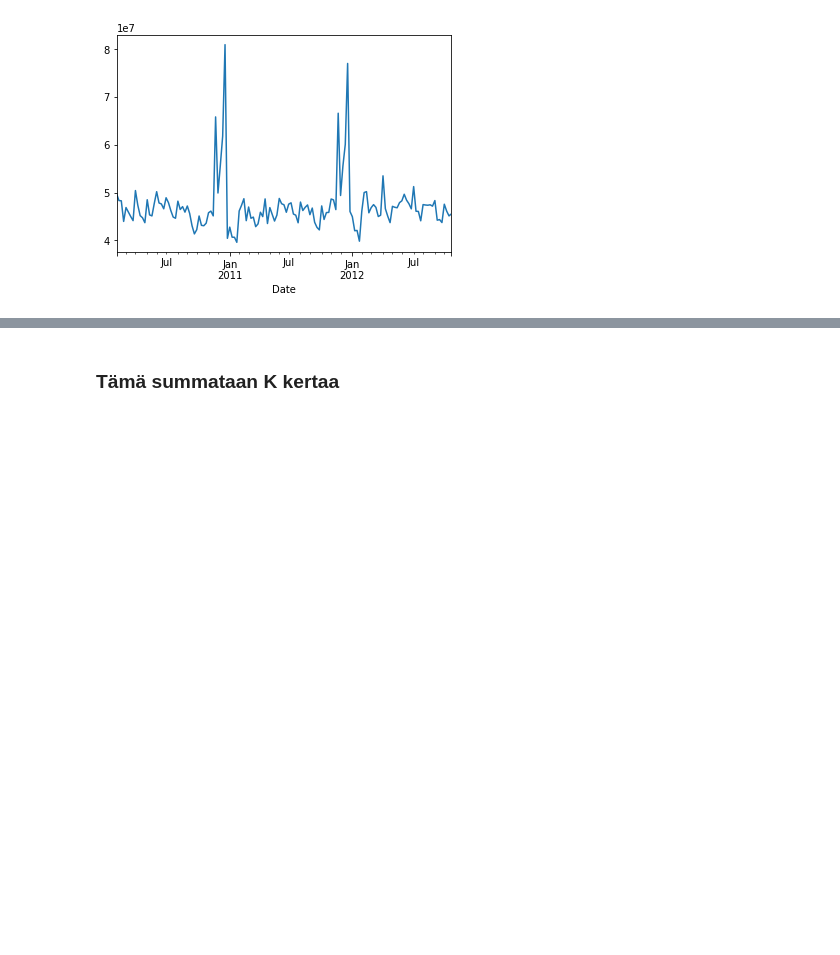
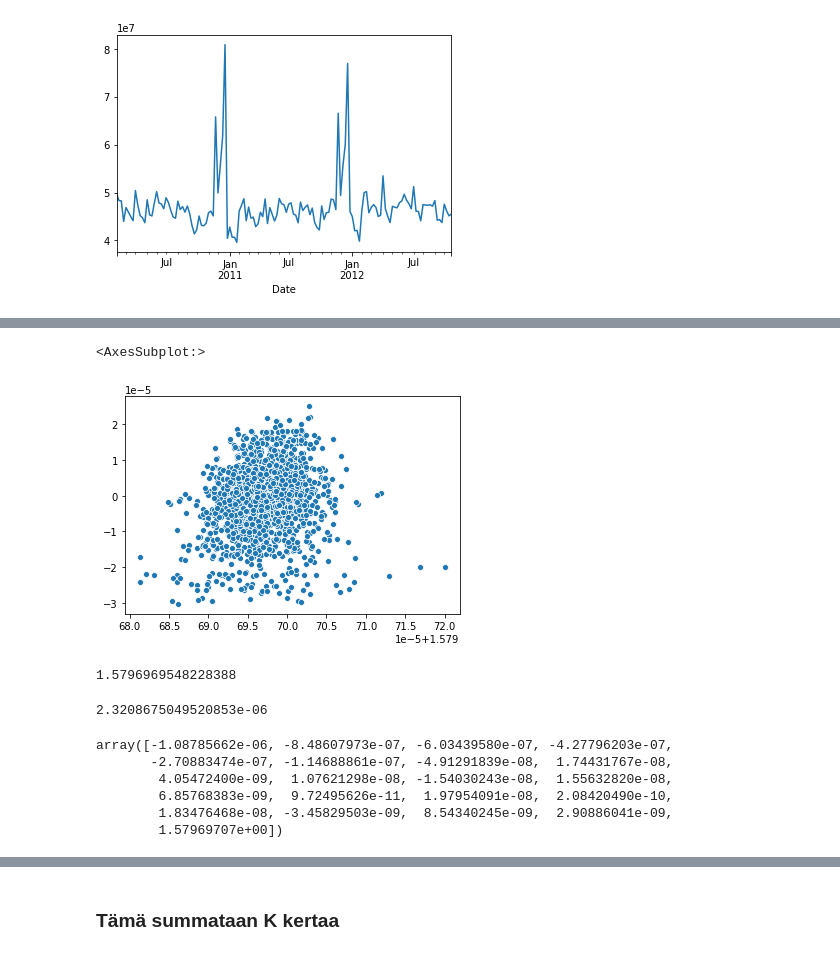
Before and after one commit to leevirontySF/BSC_thesis, a Jupyter notebook: Untitled.ipynb, the cells around one changed output, grey strips where cells are left out. Saved outputs shown, nothing was run; the diff lists cells and outputs as text; code cells hidden in the pictures; blank space fills up the shorter version.

```diff
--- a/Untitled.ipynb
+++ b/Untitled.ipynb
@@ -319,0 +610,22 @@ d = m1.history.sample(frac=1)
+# %%
+sns.scatterplot(x=m3.params['beta'][:, 20], y=m3.params['beta'][:, 0])
+# %% [output]
+<AxesSubplot:>
+[figure, added]
+# %%
+m5.params['beta'].mean()
+# %% [output]
+1.5796969548228388
+# %%
+m5.params['beta'].std()
+# %% [output]
+2.3208675049520853e-06
+# %%
+m3.params['beta'].mean(axis=0)
+# %% [output]
+array([-1.08785662e-06, -8.48607973e-07, -6.03439580e-07, -4.27796203e-07,
+       -2.70883474e-07, -1.14688861e-07, -4.91291839e-08,  1.74431767e-08,
+        4.05472400e-09,  1.07621298e-08, -1.54030243e-08,  1.55632820e-08,
+        6.85768383e-09,  9.72495626e-11,  1.97954091e-08,  2.08420490e-10,
+        1.83476468e-08, -3.45829503e-09,  8.54340245e-09,  2.90886041e-09,
+        1.57969707e+00])
```
Also changed, not shown: parts of 60 cells of this notebook, 2 other files.
